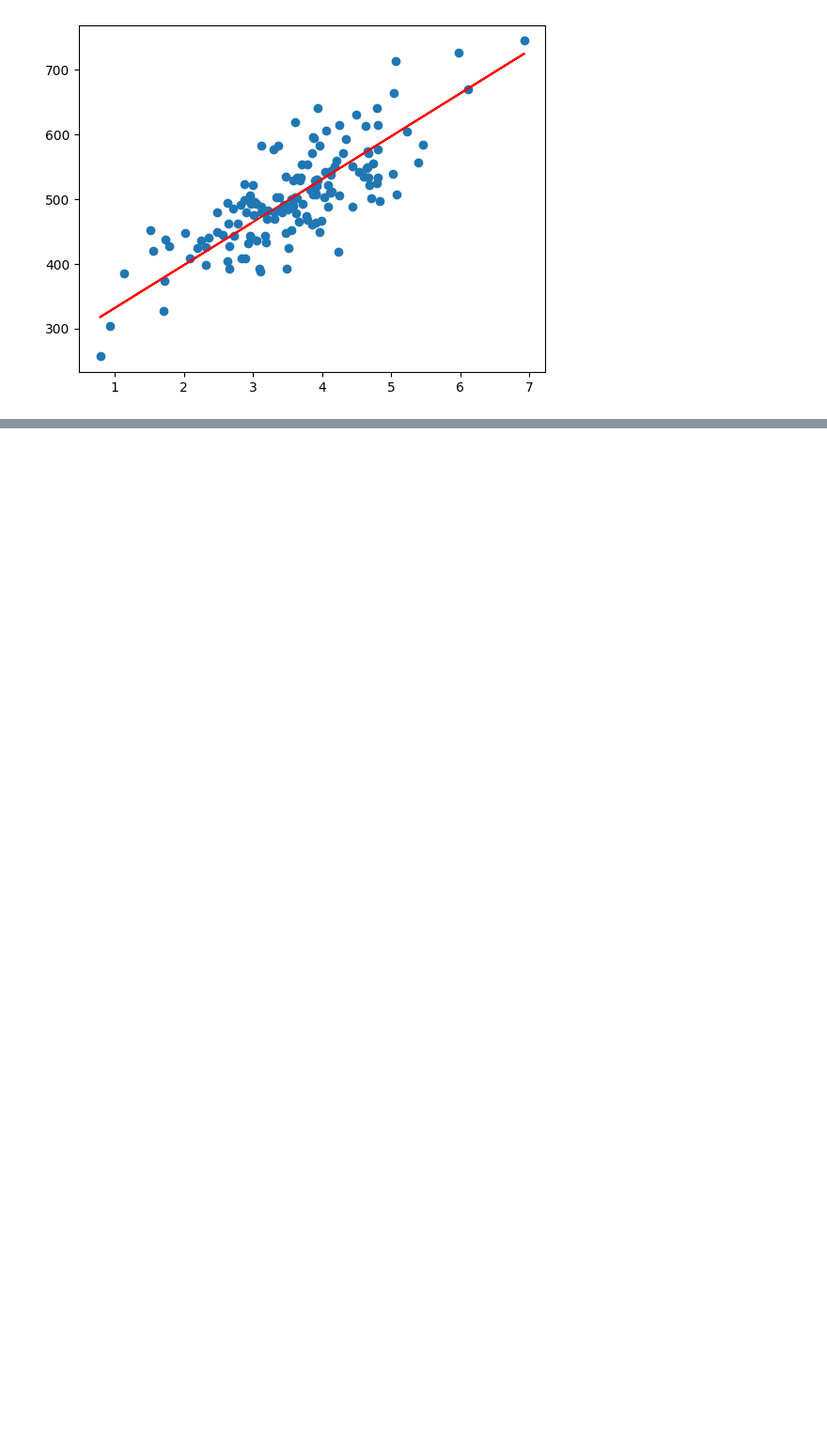
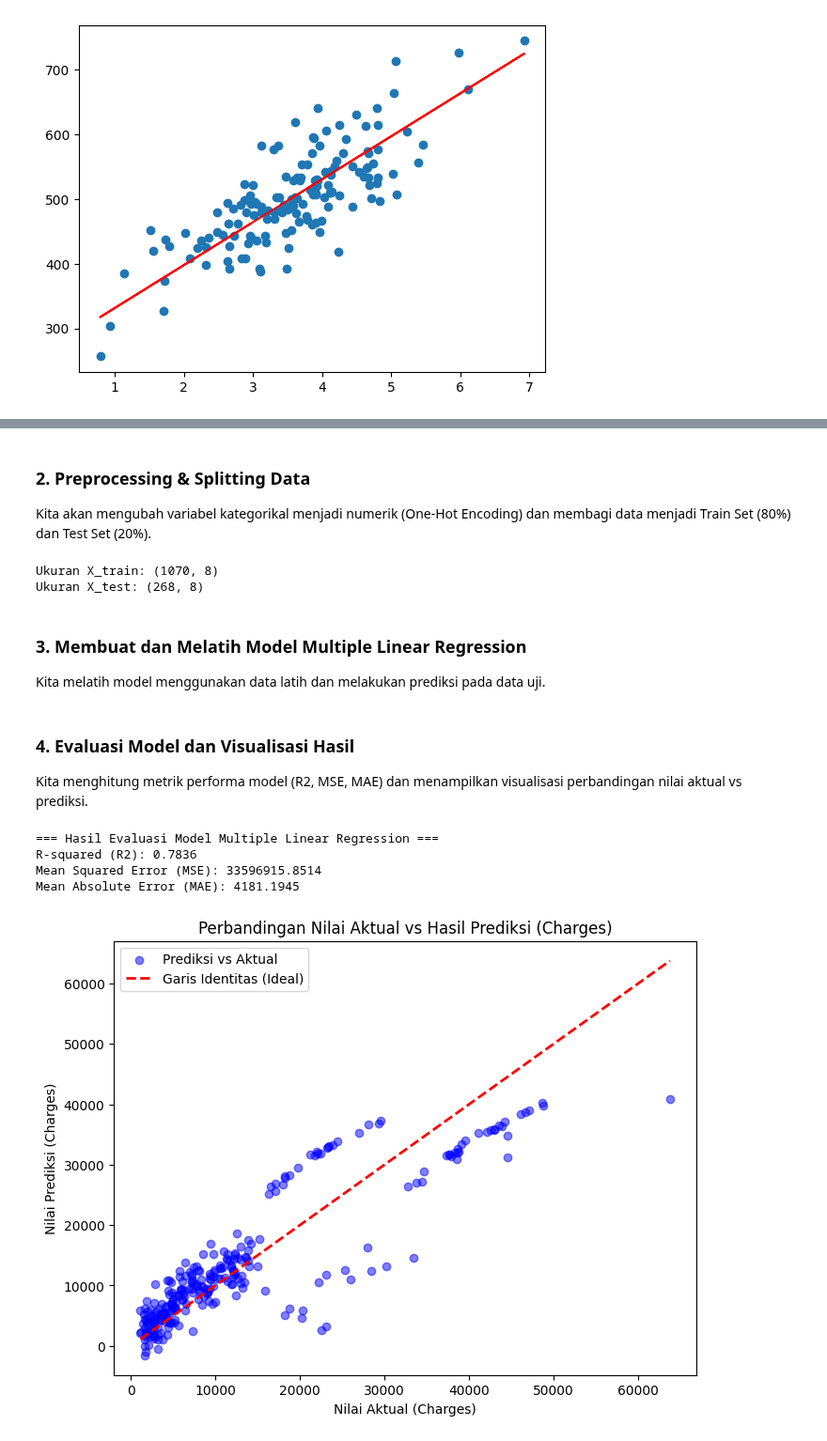
Before and after one commit to Marcel-12345/MachineLearning, a Jupyter notebook: TG6_1_244107020141_AnselmusMarcelPutraAndria.ipynb, the cells around one changed output, grey strips where cells are left out. Shown at 94% size. Drawn from its saved outputs; the diff is of its cells as text; code cells hidden in the pictures; blank space fills up the shorter version.

```diff
--- a/TG6_1_244107020141_AnselmusMarcelPutraAndria.ipynb
+++ b/TG6_1_244107020141_AnselmusMarcelPutraAndria.ipynb
@@ -129,0 +214,9 @@ plt.show()
+# %%
+# Membaca dataset
+df_insurance = pd.read_csv('insurance.csv')
+
+# Menampilkan 5 data pertama
+display(df_insurance.head())
+
+# Menampilkan informasi dataset
+df_insurance.info()
@@ -129,0 +244,65 @@ plt.show()
+# %% [markdown]
+### 2. Preprocessing & Splitting Data
+Kita akan mengubah variabel kategorikal menjadi numerik (One-Hot Encoding) dan membagi data menjadi Train Set (80%) dan Test Set (20%).
+# %%
+# Melakukan One-Hot Encoding pada variabel kategorikal
+df_encoded = pd.get_dummies(df_insurance, columns=['sex', 'smoker', 'region'], drop_first=True)
+
+# Memisahkan fitur (X) dan target (y)
+X_ins = df_encoded.drop('charges', axis=1)
+y_ins = df_encoded['charges']
+
+# Membagi data menjadi train dan test set (80:20)
+from sklearn.model_selection import train_test_split
+X_ins_train, X_ins_test, y_ins_train, y_ins_test = train_test_split(X_ins, y_ins, test_size=0.2, random_state=42)
+
+print("Ukuran X_train:", X_ins_train.shape)
+print("Ukuran X_test:", X_ins_test.shape)
+# %% [output]
+Ukuran X_train: (1070, 8)
+Ukuran X_test: (268, 8)
+# %% [markdown]
+### 3. Membuat dan Melatih Model Multiple Linear Regression
+Kita melatih model menggunakan data latih dan melakukan prediksi pada data uji.
+# %%
+from sklearn.linear_model import LinearRegression
+
+# Membuat objek model
+regressor_ins = LinearRegression()
+
+# Melatih model menggunakan data latih
+regressor_ins.fit(X_ins_train, y_ins_train)
+
+# Melakukan prediksi pada data uji
+y_ins_pred = regressor_ins.predict(X_ins_test)
+# %% [markdown]
+### 4. Evaluasi Model dan Visualisasi Hasil
+Kita menghitung metrik performa model (R2, MSE, MAE) dan menampilkan visualisasi perbandingan nilai aktual vs prediksi.
+# %%
+from sklearn.metrics import r2_score, mean_squared_error, mean_absolute_error
+
+# Menghitung metrik performa
+r2_ins = r2_score(y_ins_test, y_ins_pred)
+mse_ins = mean_squared_error(y_ins_test, y_ins_pred)
+mae_ins = mean_absolute_error(y_ins_test, y_ins_pred)
+
+print("=== Hasil Evaluasi Model Multiple Linear Regression ===")
+print(f"R-squared (R2): {r2_ins:.4f}")
+print(f"Mean Squared Error (MSE): {mse_ins:.4f}")
+print(f"Mean Absolute Error (MAE): {mae_ins:.4f}")
+
+# Visualisasi Aktual vs Prediksi
+plt.figure(figsize=(8, 6))
+plt.scatter(y_ins_test, y_ins_pred, color='blue', alpha=0.5, label='Prediksi vs Aktual')
+plt.plot([y_ins_test.min(), y_ins_test.max()], [y_ins_test.min(), y_ins_test.max()], 'r--', lw=2, label='Garis Identitas (Ideal)')
+plt.title('Perbandingan Nilai Aktual vs Hasil Prediksi (Charges)')
+plt.xlabel('Nilai Aktual (Charges)')
+plt.ylabel('Nilai Prediksi (Charges)')
+plt.legend()
+plt.show()
+# %% [output]
+=== Hasil Evaluasi Model Multiple Linear Regression ===
+R-squared (R2): 0.7836
+Mean Squared Error (MSE): 33596915.8514
+Mean Absolute Error (MAE): 4181.1945
+[figure, added]
```
Also changed, not shown: parts of 12 cells of this notebook.
